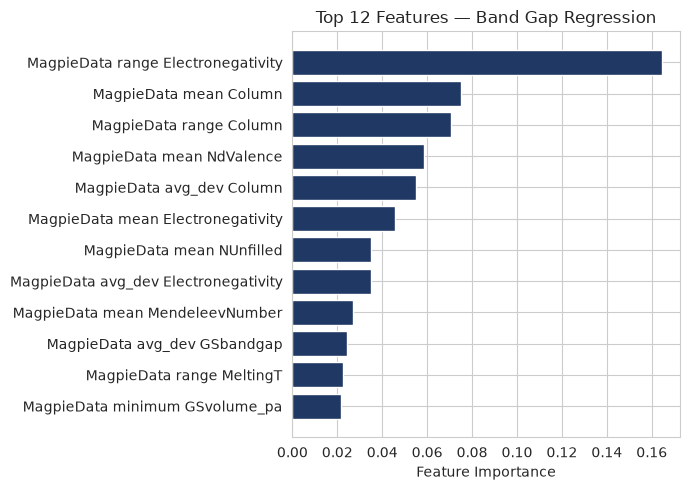
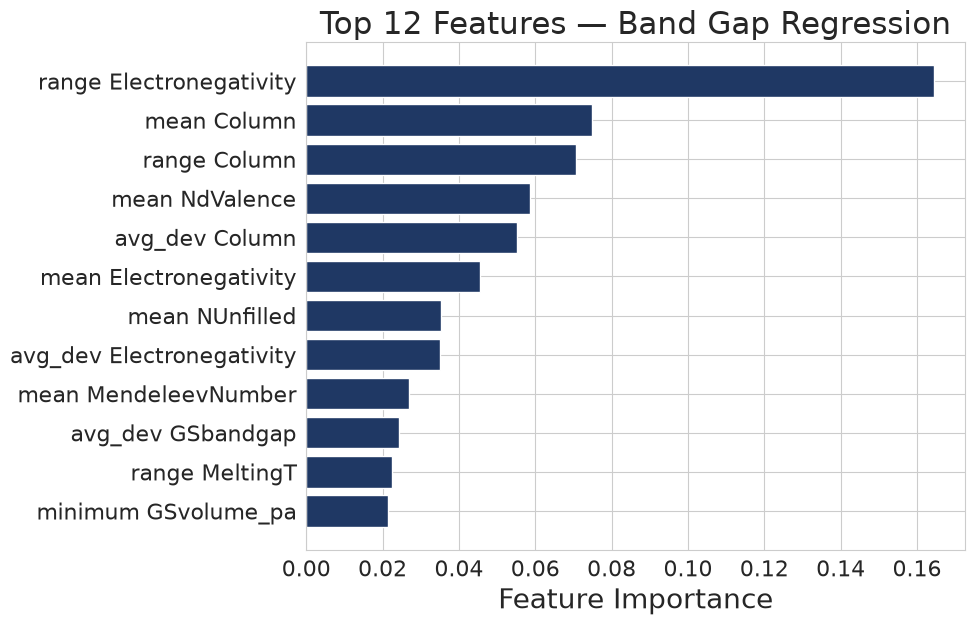
The change to this notebook cell's code, shown as a diff; its figure went from the first image to the second:
--- before
+++ after
@@ -1,6 +1,7 @@
 importances = pd.Series(rf_reg.feature_importances_, index=feature_cols).sort_values(ascending=True)
 top12 = importances.tail(12)
+top12.index = [i.replace("MagpieData ", "") for i in top12.index]
 
-fig, ax = plt.subplots(figsize=(7, 5))
+fig, ax = plt.subplots(figsize=(10, 6.5))
 ax.barh(top12.index, top12.values, color="#1F3864")
 ax.set_xlabel("Feature Importance")

Commit: Increase figure typography for presentation legibility (dataviz/scientific-slides guidance)